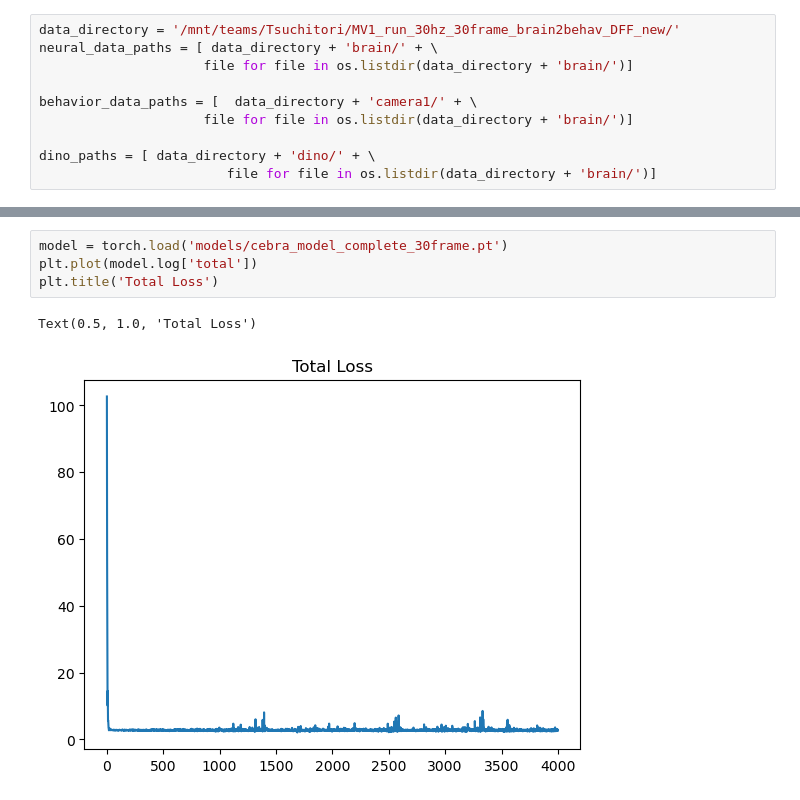
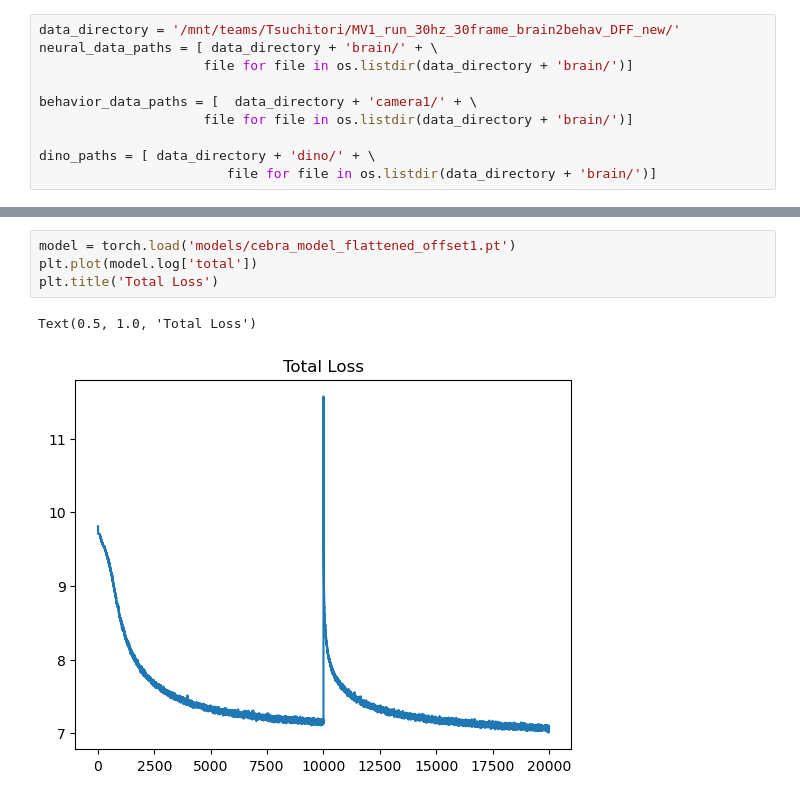
Before and after one commit to Tsuchijo/CEBRA-training, a Jupyter notebook: training_pipeline.ipynb, the cells around one changed output, grey strips where cells are left out. Drawn from its saved outputs; the diff is of its cells as text.

```diff
--- a/training_pipeline.ipynb
+++ b/training_pipeline.ipynb
@@ -354,10 +195,10 @@ Training on slice 12
 # %%
-model = torch.load('models/cebra_model_complete_30frame.pt')
+model = torch.load('models/cebra_model_flattened_offset1.pt')
 plt.plot(model.log['total'])
 plt.title('Total Loss')
 # %% [output]
 Text(0.5, 1.0, 'Total Loss')
-[figure, old version]
+[figure, new version]
 # %%
 fig, axes = plt.subplots(1, 3, figsize=(12, 4))  # Adjust figsize as per your requirements
 axes[0].plot(model.log['total'])  # Replace x1 and y1 with your data for the first plot
```
Also changed, not shown: parts of 6 cells of this notebook, 4 other files.
